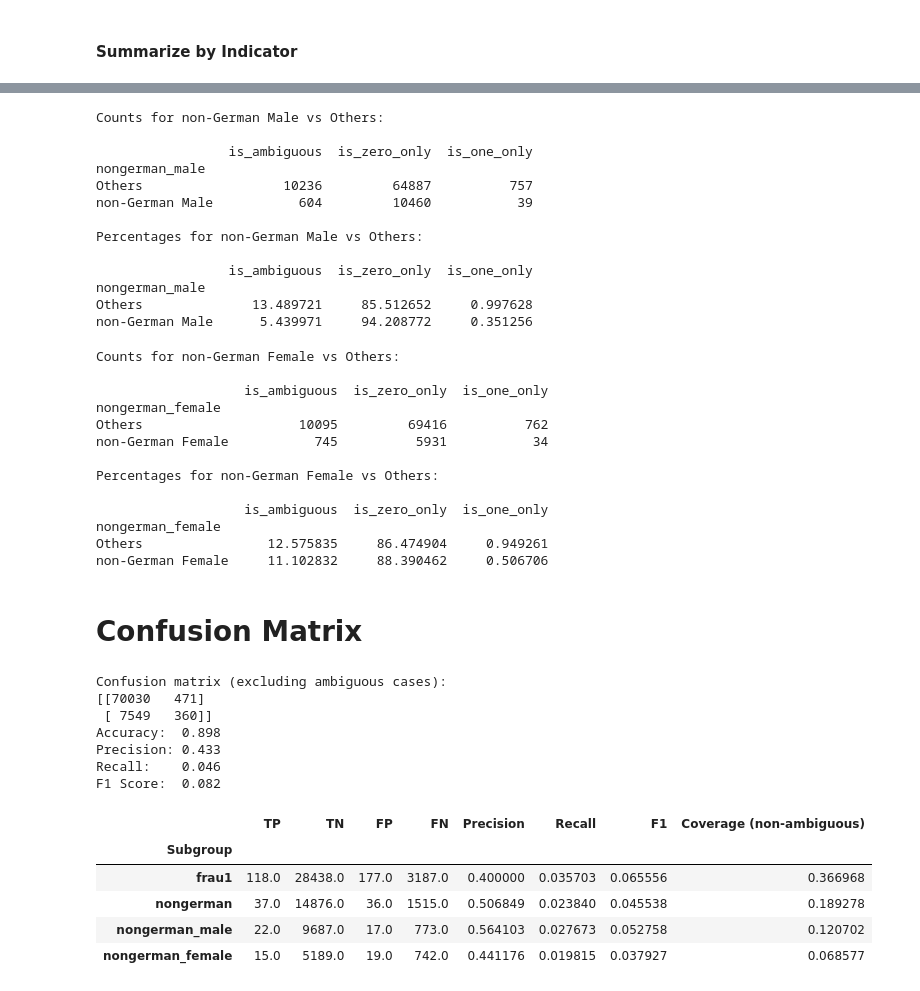
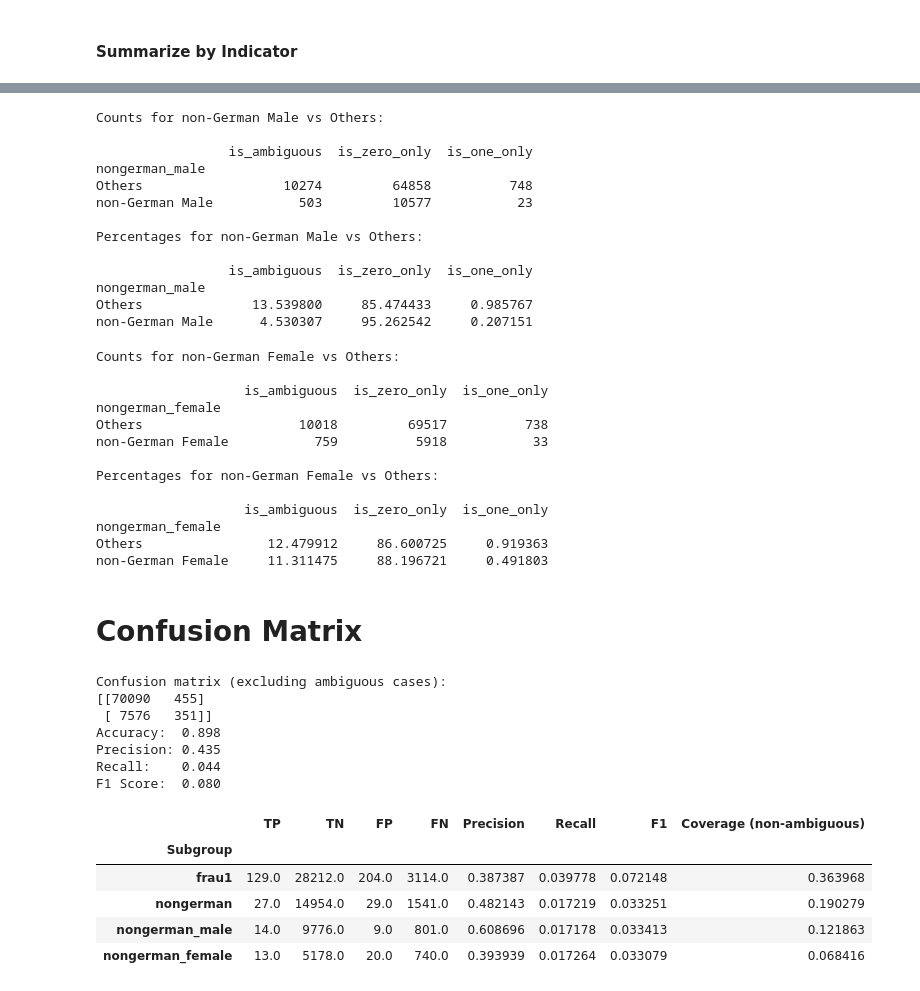
Before and after one commit to jsbroden/CMA_Fairness, a Jupyter notebook: 03_cp.ipynb, the cells around one changed output, grey strips where cells are left out. Drawn from its saved outputs; the diff is of its cells as text; code cells hidden in the pictures.

```diff
--- a/03_cp.ipynb
+++ b/03_cp.ipynb
@@ -54,0 +64,3 @@ Avg. set size: 1.13
+# %%
+# With test data
+pred_sets2 = predict_conformal_sets(glm2, X_test_s, q_hat2)
@@ -92,14 +153,14 @@ cp_groups = cp_groups.dropna()
 groups = ['frau1', 'nongerman', 'nongerman_male', 'nongerman_female']
 
 # Align pred_sets with y_test indices for easy filtering
-pred_sets_series = pd.Series(pred_sets, index=y_test.index)
+pred_sets_series = pd.Series(pred_sets2, index=y_test.index)
 
 # Prepare a list to collect results
 results = []
 
 for group in groups:
     # Create a boolean mask for the current subgroup (True for indices in the subgroup)
-    mask = (cp_groups[group] == 1)
+    mask = (cp_groups2[group] == 1)
     # Align the mask to y_test index (in case cp_groups has a subset of test indices)
     mask_aligned = mask.reindex(y_test.index, fill_value=False)
 
@@ -357,7 +402,7 @@ non‐German      7.573121     92.017066     0.409813
 # %%
 # Summarize for nongerman_male == 1 (vs 0)
 counts_ng_male, pct_ng_male = summarize_by_indicator(
-    cp_groups,
+    cp_groups2,
     indicator_col='nongerman_male',
     positive_label='non‐German Male',
     negative_label='Others'
@@ -372,19 +417,19 @@ Counts for non‐German Male vs Others:
 
                  is_ambiguous  is_zero_only  is_one_only
 nongerman_male
-Others                  10236         64887          757
-non‐German Male           604         10460           39
+Others                  10274         64858          748
+non‐German Male           503         10577           23
 
 Percentages for non‐German Male vs Others:
 
                  is_ambiguous  is_zero_only  is_one_only
 nongerman_male
-Others              13.489721     85.512652     0.997628
-non‐German Male      5.439971     94.208772     0.351256
+Others              13.539800     85.474433     0.985767
+non‐German Male      4.530307     95.262542     0.207151
 # %%
 # Summarize for nongerman_female == 1 (vs 0)
 counts_ng_female, pct_ng_female = summarize_by_indicator(
-    cp_groups,
+    cp_groups2,
     indicator_col='nongerman_female',
     positive_label='non‐German Female',
     negative_label='Others'
@@ -399,22 +444,22 @@ Counts for non‐German Female vs Others:
 
                    is_ambiguous  is_zero_only  is_one_only
 nongerman_female
-Others                    10095         69416          762
-non‐German Female           745          5931           34
+Others                    10018         69517          738
+non‐German Female           759          5918           33
 
 Percentages for non‐German Female vs Others:
 
                    is_ambiguous  is_zero_only  is_one_only
 nongerman_female
-Others                12.575835     86.474904     0.949261
-non‐German Female     11.102832     88.390462     0.506706
+Others                12.479912     86.600725     0.919363
+non‐German Female     11.311475     88.196721     0.491803
 # %% [markdown]
 # Confusion Matrix
 # %%
 from sklearn.metrics import confusion_matrix
 
 # 1. Filter out ambiguous prediction sets (where pred_set == {0,1})
-confident_indices = [idx for idx, pset in enumerate(pred_sets) if pset != {0, 1}]
+confident_indices = [idx for idx, pset in enumerate(pred_sets2) if pset != {0, 1}]
 
 # If there are no confident predictions, handle that case
 if len(confident_indices) == 0:
@@ -423,7 +468,7 @@ else:
     # 2. Extract predicted labels from the remaining sets
     y_pred_filtered = []
     for idx in confident_indices:
-        pset = pred_sets[idx]
+        pset = pred_sets2[idx]
         # pset can only be {0} or {1} here
         predicted_label = 0 if pset == {0} else 1
         y_pred_filtered.append(predicted_label)
@@ -453,16 +498,16 @@ print(f"Recall:    {recall:.3f}")
 print(f"F1 Score:  {f1:.3f}")
 # %% [output]
 Confusion matrix (excluding ambiguous cases):
-[[70030   471]
- [ 7549   360]]
+[[70090   455]
+ [ 7576   351]]
 Accuracy:  0.898
-Precision: 0.433
-Recall:    0.046
-F1 Score:  0.082
+Precision: 0.435
+Recall:    0.044
+F1 Score:  0.080
 # %%
-valid_idx = cp_groups.index
+valid_idx = cp_groups2.index
 # Align arrays
-pred_sets_filtered = [pred_sets[i] for i in valid_idx]
+pred_sets_filtered = [pred_sets2[i] for i in valid_idx]
 y_test_filtered = np.array(y_test)[valid_idx]
 # %%
 from sklearn.metrics import precision_recall_fscore_support
@@ -499,38 +544,38 @@ def compute_confusion_metrics(pred_sets, y_true, subgroup_mask):
 #frau1_mask = cp_groups['frau1'] == 1
 #nongerman_mask = cp_groups['nongerman'] == 1
 #nongerman_male_mask = cp_groups['nongerman_male'] == 1
 #nongerman_female_mask = cp_groups['nongerman_female'] == 1
 #
 ## Create a dictionary of subgroups
 #subgroups = {
 #    "frau1": frau1_mask,
 #    "nongerman": nongerman_mask,
 #    "nongerman_male": nongerman_male_mask,
 #    "nongerman_female": nongerman_female_mask
 #}
 
 subgroups = {
-    "frau1": (cp_groups["frau1"] == 1).values,
-    "nongerman": (cp_groups["nongerman"] == 1).values,
-    "nongerman_male": (cp_groups["nongerman_male"] == 1).values,
-    "nongerman_female": (cp_groups["nongerman_female"] == 1).values
+    "frau1": (cp_groups2["frau1"] == 1).values,
+    "nongerman": (cp_groups2["nongerman"] == 1).values,
+    "nongerman_male": (cp_groups2["nongerman_male"] == 1).values,
+    "nongerman_female": (cp_groups2["nongerman_female"] == 1).values
 }
 
 # Example usage:
 results = {}
 for name, mask in subgroups.items():
     metrics = compute_confusion_metrics(pred_sets_filtered, y_test_filtered, mask)
     if metrics:
         results[name] = metrics
 
 # Print nicely
 df_results = pd.DataFrame(results).T
 df_results.index.name = "Subgroup"
 display(df_results)
 # %% [output]
 |  | TP | TN | FP | FN | Precision | Recall | F1 | Coverage (non-ambiguous) |
 | Subgroup |  |  |  |  |  |  |  |  |
-| frau1 | 118.0 | 28438.0 | 177.0 | 3187.0 | 0.400000 | 0.035703 | 0.065556 | 0.366968 |
-| nongerman | 37.0 | 14876.0 | 36.0 | 1515.0 | 0.506849 | 0.023840 | 0.045538 | 0.189278 |
-| nongerman_male | 22.0 | 9687.0 | 17.0 | 773.0 | 0.564103 | 0.027673 | 0.052758 | 0.120702 |
-| nongerman_female | 15.0 | 5189.0 | 19.0 | 742.0 | 0.441176 | 0.019815 | 0.037927 | 0.068577 |
+| frau1 | 129.0 | 28212.0 | 204.0 | 3114.0 | 0.387387 | 0.039778 | 0.072148 | 0.363968 |
+| nongerman | 27.0 | 14954.0 | 29.0 | 1541.0 | 0.482143 | 0.017219 | 0.033251 | 0.190279 |
+| nongerman_male | 14.0 | 9776.0 | 9.0 | 801.0 | 0.608696 | 0.017178 | 0.033413 | 0.121863 |
+| nongerman_female | 13.0 | 5178.0 | 20.0 | 740.0 | 0.393939 | 0.017264 | 0.033079 | 0.068416 |
```
Also changed, not shown: parts of 23 cells of this notebook, 3 other files.
